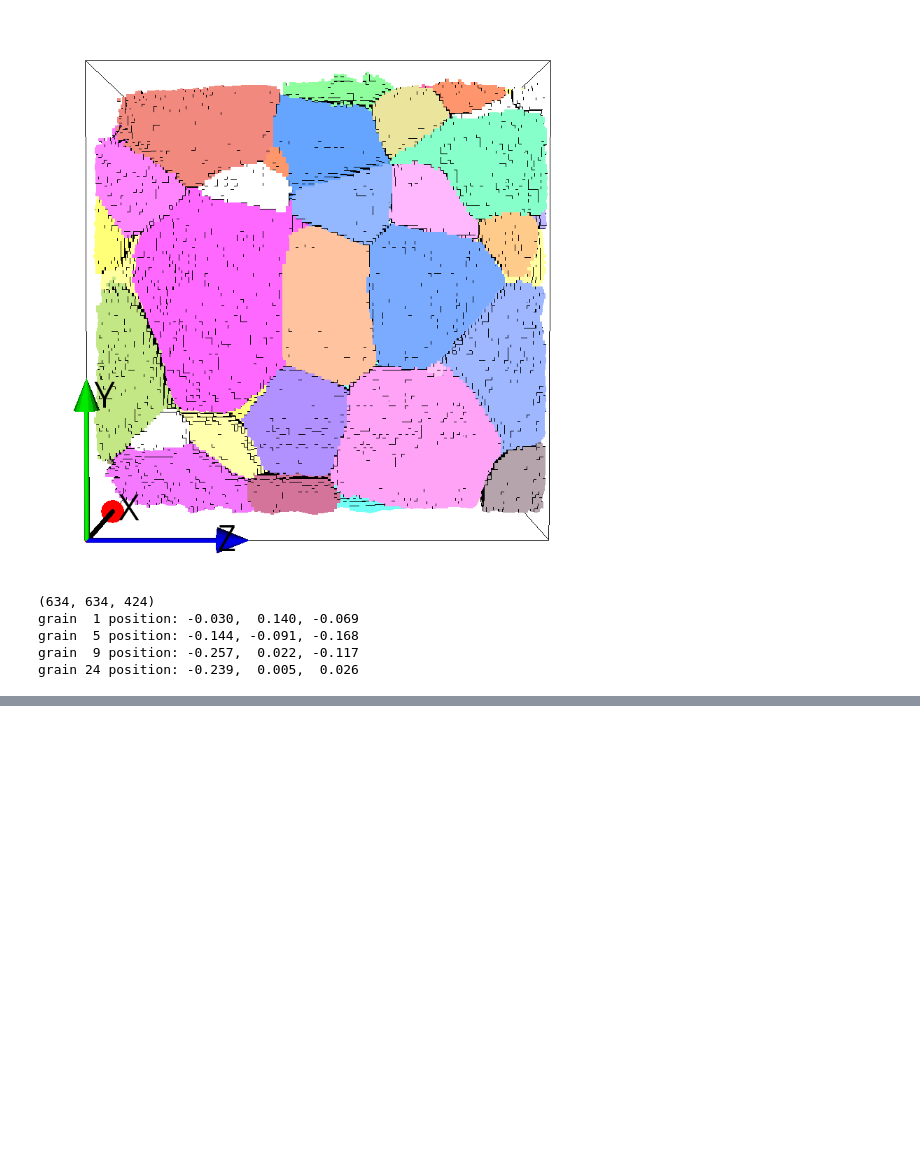
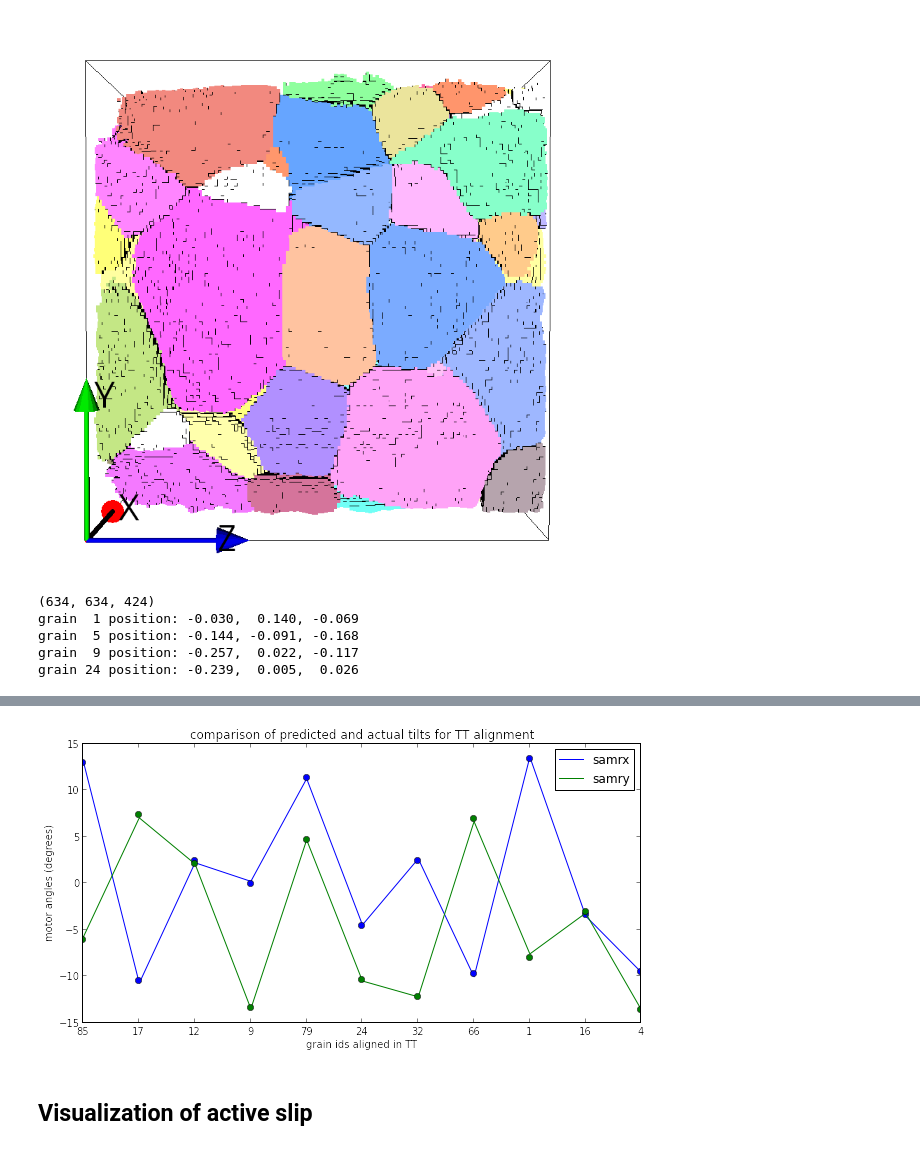
Before and after one commit to heprom/Ti7_ESRF, a Jupyter notebook: T5/T5_grains_1_5_9_24.ipynb, the cells around one changed output, grey strips where cells are left out. Drawn from its saved outputs; the diff is of its cells as text; code cells hidden in the pictures; blank space fills up the shorter version.

```diff
--- a/T5/T5_grains_1_5_9_24.ipynb
+++ b/T5/T5_grains_1_5_9_24.ipynb
@@ -302,0 +345,6 @@ bragg angle for (00-2) reflection is 5.95 deg
+# %%
+tt_grain_ids = [85, 17, 12, 9, 79, 24, 32, 66, 1, 16, 4]
+tt_hkl = ['110', '110', '112', '102', '112', '112', '110', '110', '110', '112', '110']
+exp_samrx = [13.051581, -10.736496, 2.207744, 0.209711, 11.250639, -4.472088, 2.641216, -10.055702, 13.587913, -3.518023, -9.582956]
+exp_samry = [-5.747880, 7.038624, 2.073922, -13.486030, 4.667972, -10.506809, -12.209316, 6.646150, -7.595539, -3.206210, -13.618135]
+tt_id = 32
@@ -302,0 +367,21 @@ bragg angle for (00-2) reflection is 5.95 deg
+# %%
+from pymicro.crystal.microstructure import Orientation
+samrx = []
+samry = []
+hkl_difs = []
+for tt_id in tt_grain_ids:
+    print('**looking at grain %d' % tt_id)
+    grain = micro.get_grain(tt_id)
+    hkl_str = tt_hkl[tt_grain_ids.index(tt_id)]
+    family = HklPlane.get_family(hkl_str, lattice=Ti7Al, crystal_structure=Symmetry.hexagonal)
+    # verify topotomo alignment
+    for hkl in family:
+        h, k, l = hkl.miller_indices()
+        i = -(h + k)
+        #print('* (%d%d%d%d) reflection' % (h, k, i, l))
+        (ut, lt) = np.degrees(grain.orientation.topotomo_tilts(hkl, verbose=False))
+        if abs(ut) < 20 and abs(lt) < 15:
+            samrx.append(lt - 0.3)
+            samry.append(ut + 1.52)
+            hkl_difs.append(HklPlane(h, k, l, lattice=Ti7Al))
+            print('aligned reflection will be (%d%d%d%d)' % (h, k, i, l))
@@ -302,0 +447,21 @@ bragg angle for (00-2) reflection is 5.95 deg
+# %%
+from matplotlib import pyplot as plt
+%matplotlib inline
+
+fig = plt.figure(figsize=(10, 5))
+plt.plot(exp_samrx, 'b-', label='samrx')
+plt.plot(samrx, 'bo')
+plt.plot(exp_samry, 'g-', label='samry')
+plt.plot(samry, 'go')
+plt.ylim(-15, 15)
+plt.xticks(np.arange(11), tt_grain_ids)
+plt.xlabel('grain ids aligned in TT')
+plt.ylabel('motor angles (degrees)')
+plt.title('comparison of predicted and actual tilts for TT alignment')
+plt.legend(numpoints=1)
+plt.show()
+# %% [output]
+[figure, added]
+# %% [markdown]
+Visualization of active slip
+--
```
Also changed, not shown: parts of 47 cells of this notebook, 9 other files.
